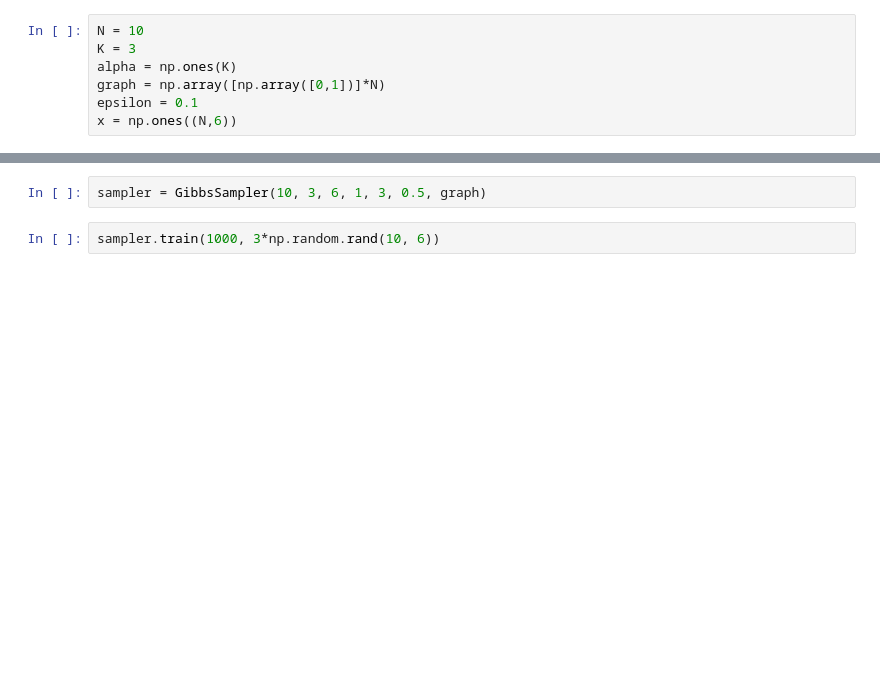
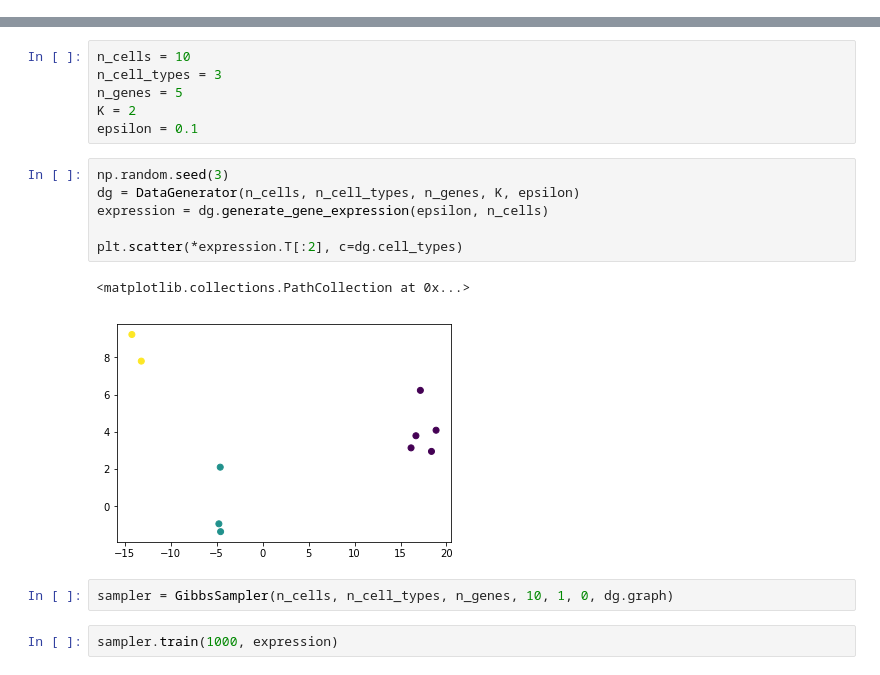
Before and after one commit to ANazaret/correlations, a Jupyter notebook: Gibbs Sampler.ipynb, the cells around one changed output, grey strips where cells are left out. Cells and saved outputs as stored; diff of their text form; blank space fills up the shorter version.

```diff
--- a/Gibbs Sampler.ipynb
+++ b/Gibbs Sampler.ipynb
@@ -6,8 +8 @@ from sklearn.model_selection import KFold
 from scipy.stats import dirichlet, norm
-# %%
-N = 10
-K = 3
-alpha = np.ones(K)
-graph = np.array([np.array([0,1])]*N)
-epsilon = 0.1
-x = np.ones((N,6))
@@ -161,10 +251,25 @@ class GibbsSampler():
 
     def plot(self):
         plt.plot(np.arange(len(self.log_joints)), self.log_joints)
+# %%
+n_cells = 10
+n_cell_types = 3
+n_genes = 5
+K = 2
+epsilon = 0.1
+# %%
+np.random.seed(3)
+dg = DataGenerator(n_cells, n_cell_types, n_genes, K, epsilon)
+expression = dg.generate_gene_expression(epsilon, n_cells)
+
+plt.scatter(*expression.T[:2], c=dg.cell_types)
+# %% [output]
+<matplotlib.collections.PathCollection at 0x...>
+[figure, added]
 # %%
-sampler = GibbsSampler(10, 3, 6, 1, 3, 0.5, graph)
+sampler = GibbsSampler(n_cells, n_cell_types, n_genes, 10, 1, 0, dg.graph)
 # %%
-sampler.train(1000, 3*np.random.rand(10, 6))
+sampler.train(1000, expression)
 # %%
 sampler.plot()
 # %% [output]
```
Also changed, not shown: parts of 18 cells of this notebook.
